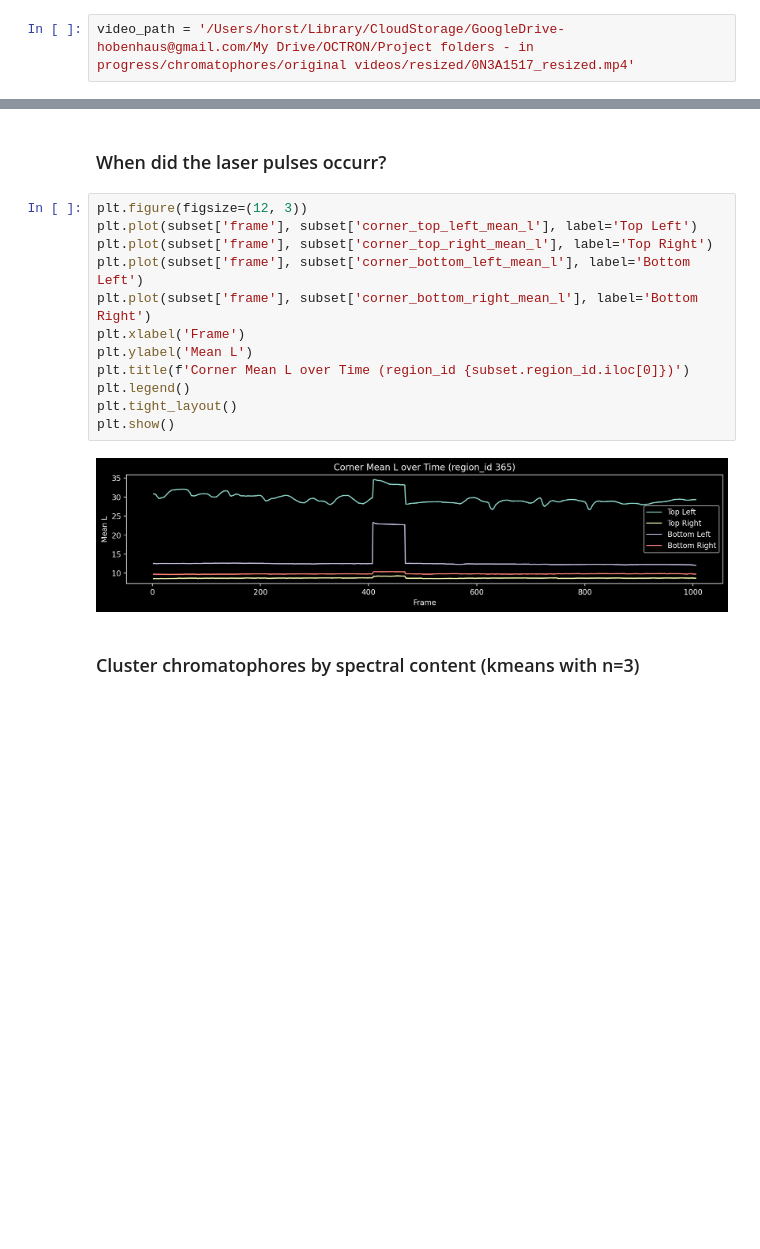
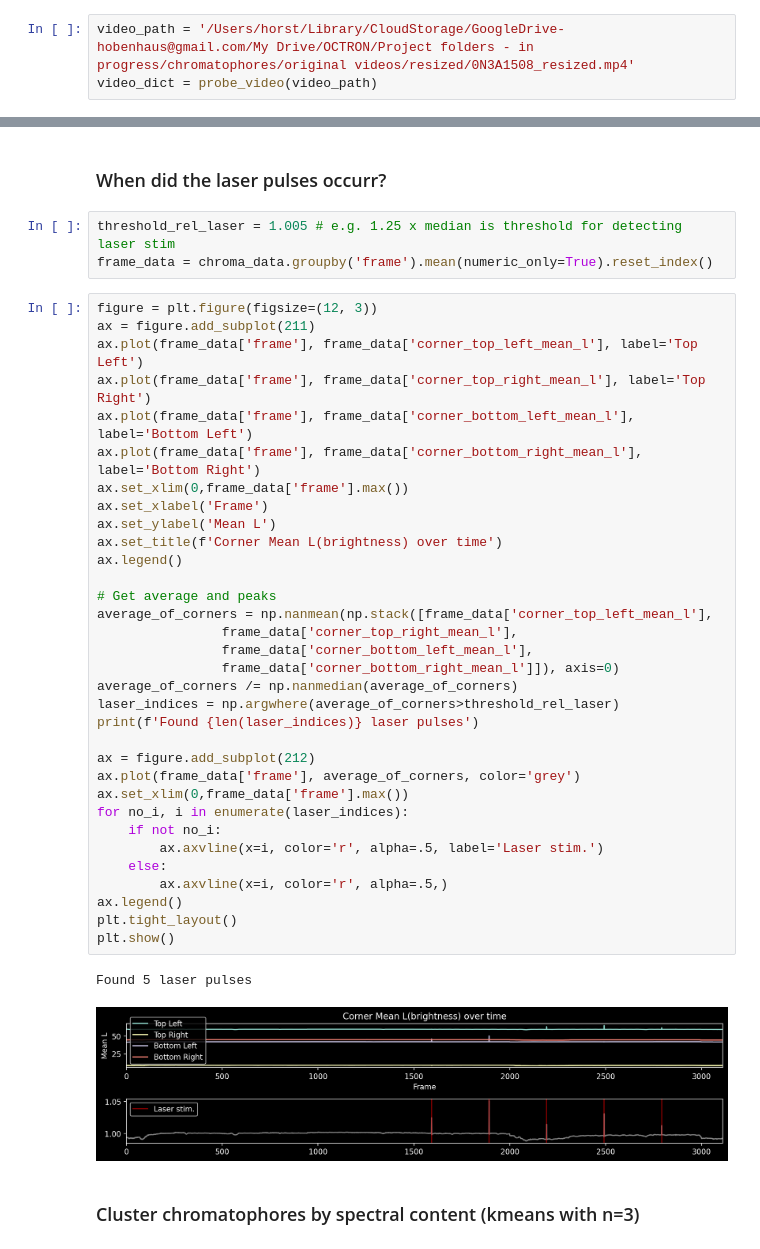
Before and after one commit to horsto/chroma, a Jupyter notebook: code/load_data.ipynb, the cells around one changed output, grey strips where cells are left out. Saved outputs shown, nothing was run; the diff lists cells and outputs as text; blank space fills up the shorter version.

Commit message:
Added video_probe, outline drawing and laser stim
Bugfixes in laser stimulus extraction

```diff
--- a/code/load_data.ipynb
+++ b/code/load_data.ipynb
@@ -23,2 +16,3 @@ We encourage users to use GPU/MPS if available.
 # %%
-video_path = '/Users/horst/Library/CloudStorage/GoogleDrive-hobenhaus@gmail.com/My Drive/OCTRON/Project folders - in progress/chromatophores/original videos/resized/0N3A1517_resized.mp4'
+video_path = '/Users/horst/Library/CloudStorage/GoogleDrive-hobenhaus@gmail.com/My Drive/OCTRON/Project folders - in progress/chromatophores/original videos/resized/0N3A1508_resized.mp4'
+video_dict = probe_video(video_path)
@@ -120,19 +121,44 @@ plt.show()
 # %% [markdown]
 ### When did the laser pulses occurr?
+# %%
+threshold_rel_laser = 1.005 # e.g. 1.25 x median is threshold for detecting laser stim
+frame_data = chroma_data.groupby('frame').mean(numeric_only=True).reset_index()
 # %%
-plt.figure(figsize=(12, 3))
-plt.plot(subset['frame'], subset['corner_top_left_mean_l'], label='Top Left')
-plt.plot(subset['frame'], subset['corner_top_right_mean_l'], label='Top Right')
-plt.plot(subset['frame'], subset['corner_bottom_left_mean_l'], label='Bottom Left')
-plt.plot(subset['frame'], subset['corner_bottom_right_mean_l'], label='Bottom Right')
-plt.xlabel('Frame')
-plt.ylabel('Mean L')
-plt.title(f'Corner Mean L over Time (region_id {subset.region_id.iloc[0]})')
-plt.legend()
+figure = plt.figure(figsize=(12, 3))
+ax = figure.add_subplot(211)
+ax.plot(frame_data['frame'], frame_data['corner_top_left_mean_l'], label='Top Left')
+ax.plot(frame_data['frame'], frame_data['corner_top_right_mean_l'], label='Top Right')
+ax.plot(frame_data['frame'], frame_data['corner_bottom_left_mean_l'], label='Bottom Left')
+ax.plot(frame_data['frame'], frame_data['corner_bottom_right_mean_l'], label='Bottom Right')
+ax.set_xlim(0,frame_data['frame'].max())
+ax.set_xlabel('Frame')
+ax.set_ylabel('Mean L')
+ax.set_title(f'Corner Mean L(brightness) over time')
+ax.legend()
+
+# Get average and peaks
+average_of_corners = np.nanmean(np.stack([frame_data['corner_top_left_mean_l'],
+                frame_data['corner_top_right_mean_l'],
+                frame_data['corner_bottom_left_mean_l'],
+                frame_data['corner_bottom_right_mean_l']]), axis=0)
+average_of_corners /= np.nanmedian(average_of_corners)
+laser_indices = np.argwhere(average_of_corners>threshold_rel_laser)
+print(f'Found {len(laser_indices)} laser pulses')
+
+ax = figure.add_subplot(212)
+ax.plot(frame_data['frame'], average_of_corners, color='grey')
+ax.set_xlim(0,frame_data['frame'].max())
+for no_i, i in enumerate(laser_indices):
+    if not no_i:
+        ax.axvline(x=i, color='r', alpha=.5, label='Laser stim.')
+    else:
+        ax.axvline(x=i, color='r', alpha=.5,)
+ax.legend()
 plt.tight_layout()
 plt.show()
 # %% [output]
+Found 5 laser pulses
-[figure, old version]
+[figure, new version]
 # %% [markdown]
 ### Cluster chromatophores by spectral content (kmeans with n=3)
 # %%
```
Also changed, not shown: parts of 13 cells of this notebook.
